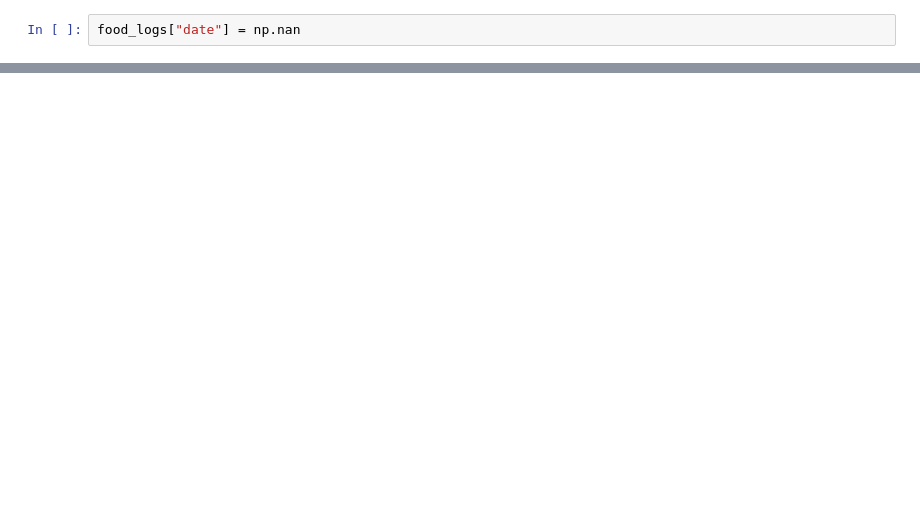
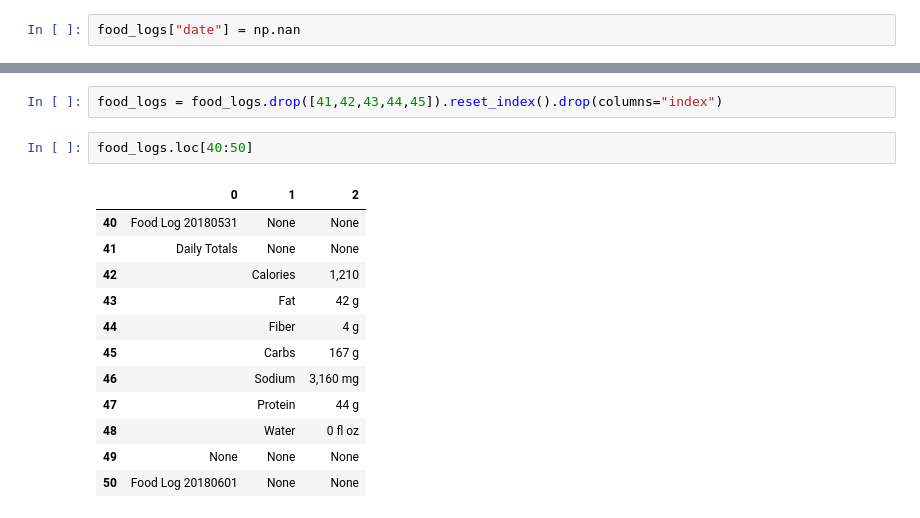
Before and after one commit to guedanie/fitbit-time-series-analysis, a Jupyter notebook: fitbit_project_acquire.ipynb, the cells around one changed output, grey strips where cells are left out. Cells and saved outputs as stored; diff of their text form; blank space fills up the shorter version.

```diff
--- a/fitbit_project_acquire.ipynb
+++ b/fitbit_project_acquire.ipynb
@@ -186,0 +373,17 @@ dates = food_logs[0].value_counts()[2:].index
+# %%
+food_logs = food_logs.drop([41,42,43,44,45]).reset_index().drop(columns="index")
+# %%
+food_logs.loc[40:50]
+# %% [output]
+|  | 0 | 1 | 2 |
+| 40 | Food Log 20180531 | None | None |
+| 41 | Daily Totals | None | None |
+| 42 |  | Calories | 1,210 |
+| 43 |  | Fat | 42 g |
+| 44 |  | Fiber | 4 g |
+| 45 |  | Carbs | 167 g |
+| 46 |  | Sodium | 3,160 mg |
+| 47 |  | Protein | 44 g |
+| 48 |  | Water | 0 fl oz |
+| 49 | None | None | None |
+| 50 | Food Log 20180601 | None | None |
```
Also changed, not shown: parts of 58 cells of this notebook.
